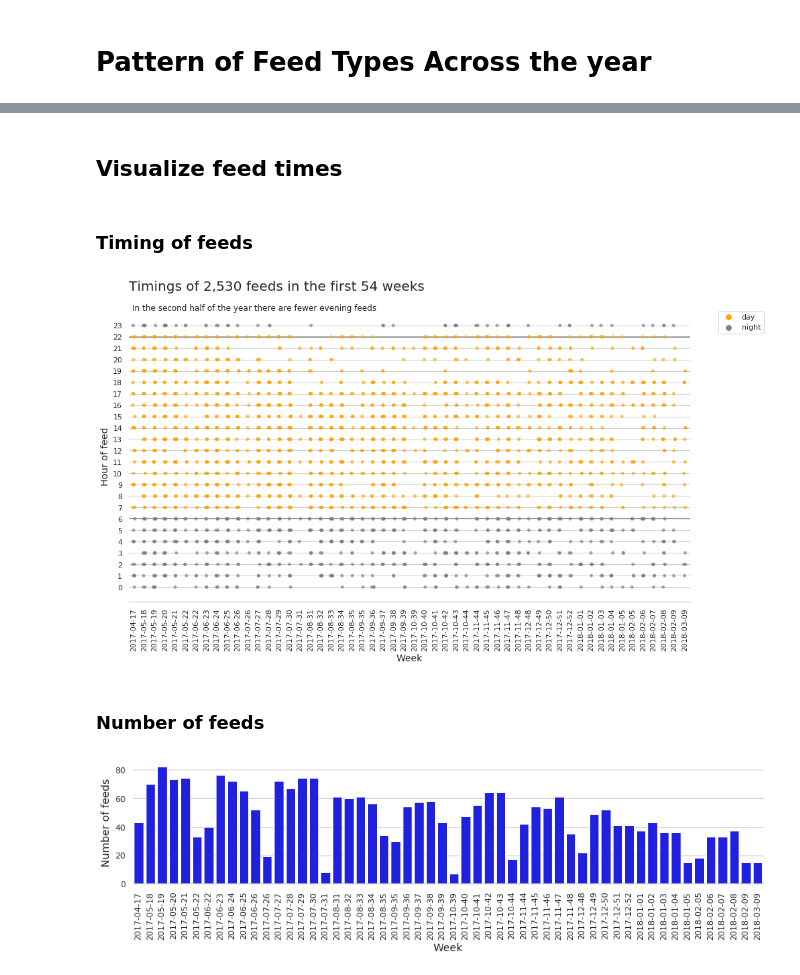
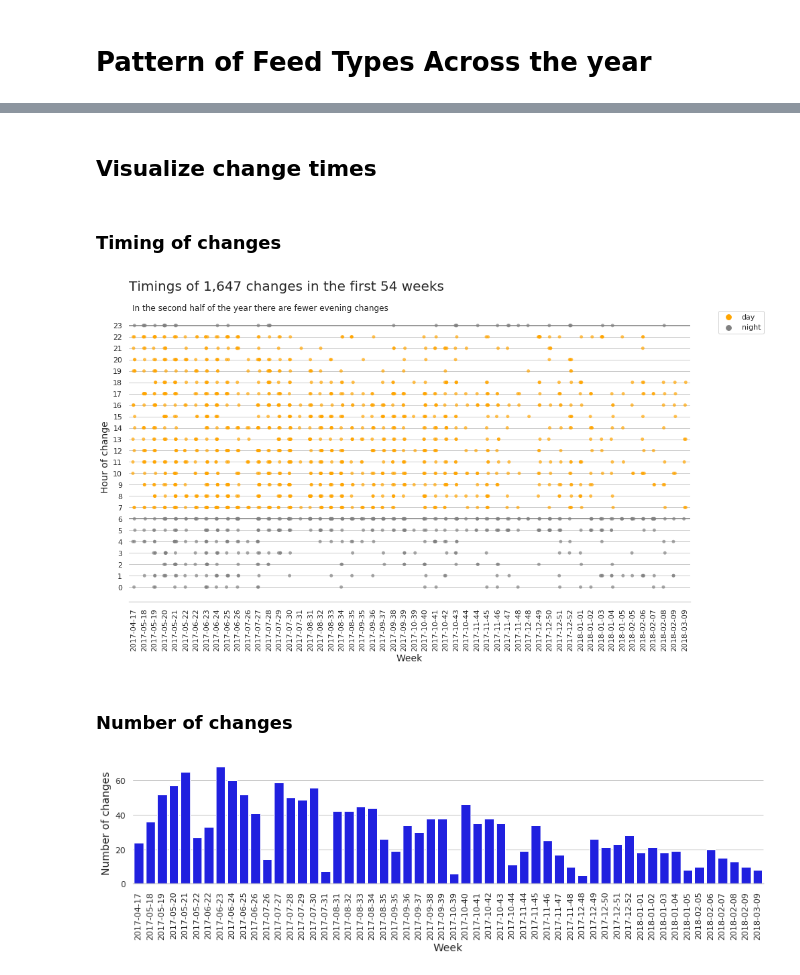
Before and after one commit to GuerrillaAnalytics/prj001-baby, a Jupyter notebook: analytics/002_eda_changes/001_eda_changes.ipynb, the cells around one changed output, grey strips where cells are left out. Drawn from its saved outputs; the diff is of its cells as text; code cells hidden in the pictures.

Commit message:
updating the changes EDA to include visualizations

```diff
--- a/analytics/002_eda_changes/001_eda_changes.ipynb
+++ b/analytics/002_eda_changes/001_eda_changes.ipynb
@@ -238,8 +230,8 @@ Derive new columns to visualize feeds using
 # %%
-df['start_time_yymmww_cln'] = df[' Start Time'].map(lambda x: str(x.year) + '-' + str(x.month).zfill(2) + '-' + str(x.week).zfill(2) )
-df['start_time_yymmdd_cln'] = df[' Start Time'].map(lambda x: str(x.year) + '-' + str(x.month).zfill(2) + '-' + str(x.day).zfill(2) )
+df['time_yymmww_cln'] = df[' Time'].map(lambda x: str(x.year) + '-' + str(x.month).zfill(2) + '-' + str(x.week).zfill(2) )
+df['time_yymmdd_cln'] = df[' Time'].map(lambda x: str(x.year) + '-' + str(x.month).zfill(2) + '-' + str(x.day).zfill(2) )
 
-df['start_time_cln'] = df[' Start Time'].dt.time
-df['start_time_hr_cln'] = df[' Start Time'].dt.hour
+df['time_cln'] = df[' Time'].dt.time
+df['time_hr_cln'] = df[' Time'].dt.hour
 df.head(5)
 # %% [output]
@@ -252,10 +244,13 @@ df.head(5)
 # %%
+start_of_day = 6
+end_of_day = 23
+
 conditions = [
-    (df['start_time_hr_cln'] <= 6) | (df['start_time_hr_cln'] >= 23)]
+    (df['time_hr_cln'] <= start_of_day) | (df['time_hr_cln'] >= end_of_day)]
 choices = ['night']
 df['time_of_day'] = np.select(conditions, choices, default='day')
 # %%
 df_tmp=df
-df_tmp.sort_values('start_time_yymmww_cln', ascending=True, inplace=True)
+df_tmp.sort_values('time_yymmww_cln', ascending=True, inplace=True)
 df_tmp.head(5)
 # %% [output]
@@ -268,7 +263,7 @@ df_tmp.head(5)
 # %% [markdown]
-## Visualize feed times
+## Visualize change times
 # %% [markdown]
-### Timing of feeds
+### Timing of changes
 # %%
 sns.set(rc={'figure.figsize':(15,8)})
 sns.set_style('whitegrid')
@@ -282,8 +277,8 @@ hue_palette ={"night":"gray","day":"orange"}
 
 
 ax = sns.stripplot(
-    x="start_time_yymmww_cln",
-    y="start_time_hr_cln",
+    x="time_yymmww_cln",
+    y="time_hr_cln",
     hue='time_of_day',
     jitter=True,
     alpha = 0.7,
@@ -301,16 +296,16 @@ for item in ax.get_xticklabels():
     item.set_rotation(90)
 
 # Y axis labels
-ax.set_ylabel('Hour of feed',fontsize=14)
+ax.set_ylabel('Hour of change',fontsize=14)
 ax.set(yticks=np.arange(start=0,stop=24,step=1))
 
 
 # Titles
-ax.set_title('Timings of '+ '{:,}'.format(len(df_tmp)) +' feeds in the first '
-             + str(df_tmp['start_time_yymmww_cln'].nunique())+ ' weeks',
+ax.set_title('Timings of '+ '{:,}'.format(len(df_tmp)) +' changes in the first '
+             + str(df_tmp['time_yymmww_cln'].nunique())+ ' weeks',
              pad=30, fontsize=20,loc='left')
 
-ax.annotate("In the second half of the year there are fewer evening feeds",
+ax.annotate("In the second half of the year there are fewer evening changes",
             xy=(0,1),
             xycoords="axes fraction",
             xytext=(5,10),
@@ -319,37 +314,37 @@ ax.annotate("In the second half of the year there are fewer evening feeds",
             fontsize=12)
 
 # Some lines to highlight things
-plt.axhline(y=22, color='gray', linestyle='-')
-plt.axhline(y=6, color='gray', linestyle='-')
+plt.axhline(y=end_of_day, color='gray', linestyle='-')
+plt.axhline(y=start_of_day, color='gray', linestyle='-')
 
 # Legends and annotations
 plt.legend(bbox_to_anchor=(1.05, 1), loc=2, borderaxespad=0.)
 
 plt.show()
 # %% [output]
-[figure, old version]
+[figure, new version]
 # %% [markdown]
-### Number of feeds
+### Number of changes
 # %%
 sns.set(rc={'figure.figsize':(15,3)})
 sns.set_style('whitegrid')
 
-ax2 = sns.countplot(x="start_time_yymmww_cln",color='blue', data=df_tmp)
+ax2 = sns.countplot(x="time_yymmww_cln",color='blue', data=df_tmp)
 
 # Grids and lines
 sns.set_style('whitegrid')
 ax2.spines['right'].set_visible(False)
 sns.despine(left=True,right=True)
 
 # X axis labels
 ax2.set_xlabel('Week',fontsize=14)
 for item in ax2.get_xticklabels():
     item.set_rotation(90)
 
 # Y axis labels
-ax2.set_ylabel('Number of feeds',fontsize=14)
+ax2.set_ylabel('Number of changes',fontsize=14)
 #ax.set(yticks=np.arange(start=0,stop=24,step=1))
 
 plt.show()
 # %% [output]
-[figure, old version]
+[figure, new version]
```
Also changed, not shown: parts of 6 cells of this notebook.
